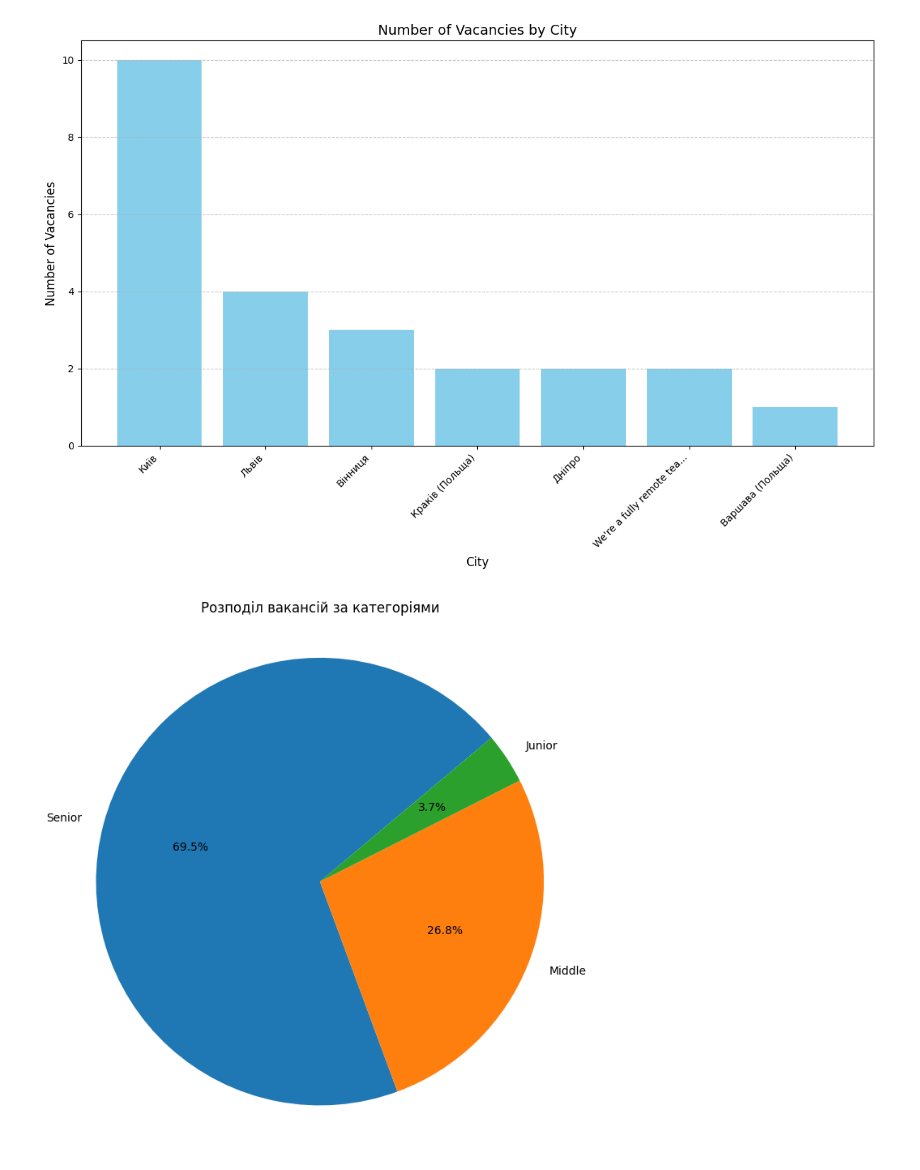
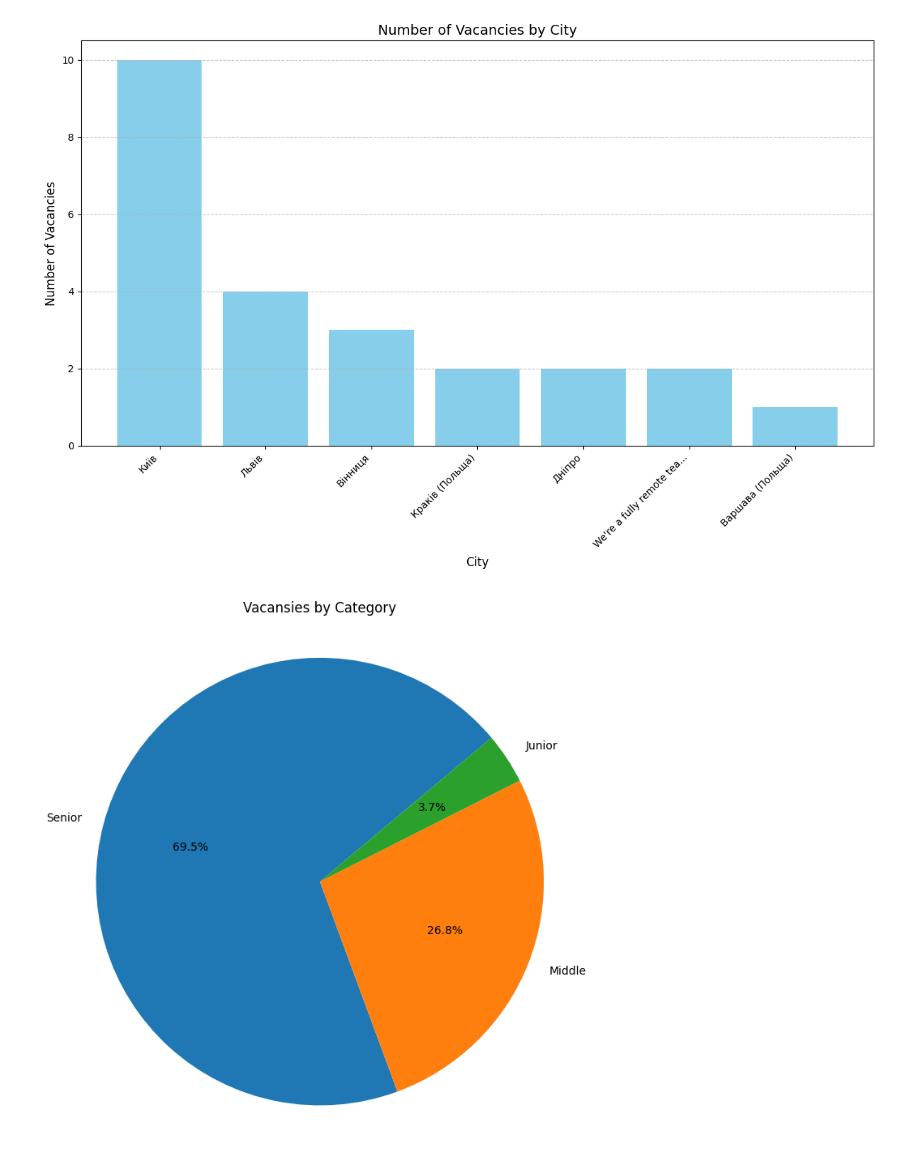
Before and after one commit to b3v3kt0r/scrapping-da-dou, a Jupyter notebook: data_analysis/da.ipynb, the cells around one changed output. Saved outputs shown, nothing was run; the diff lists cells and outputs as text; code cells hidden in the pictures.

```diff
--- a/data_analysis/da.ipynb
+++ b/data_analysis/da.ipynb
@@ -64,33 +64,33 @@ plt.show()
 def extract_category(title):
     if "senior" in title.lower():
         return "Senior"
     elif "middle" in title.lower() or "mid" in title.lower():
         return "Middle"
     elif "junior" in title.lower():
         return "Junior"
     else:
         return "Other"
 
 df["category"] = df["title"].apply(extract_category)
 
 category_counts = df["category"].value_counts()
 
 category_counts = category_counts[category_counts.index != "Other"]
 
 plt.figure(figsize=(7, 7))
 plt.pie(
     category_counts,
     labels=category_counts.index,
     autopct="%1.1f%%",
     colors=plt.get_cmap("tab10").colors,
     startangle=40
 )
-plt.title("Розподіл вакансій за категоріями")
+plt.title("Vacansies by Category")
 plt.axis("equal")
 
 plt.tight_layout()
 plt.savefig("images/vacancies_by_category_pie.png")
 plt.show()
 # %% [output]
-[figure, old version]
+[figure, new version]
 # %%
```
Also changed, not shown: parts of 1 cell of this notebook.
